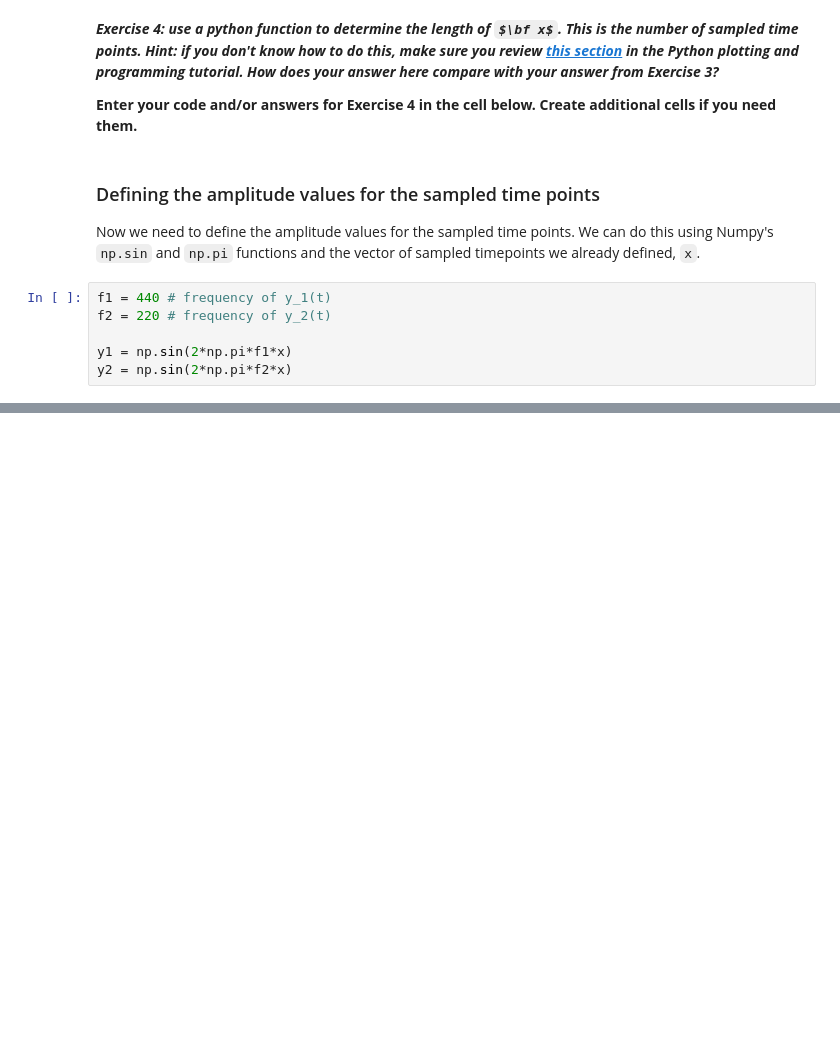
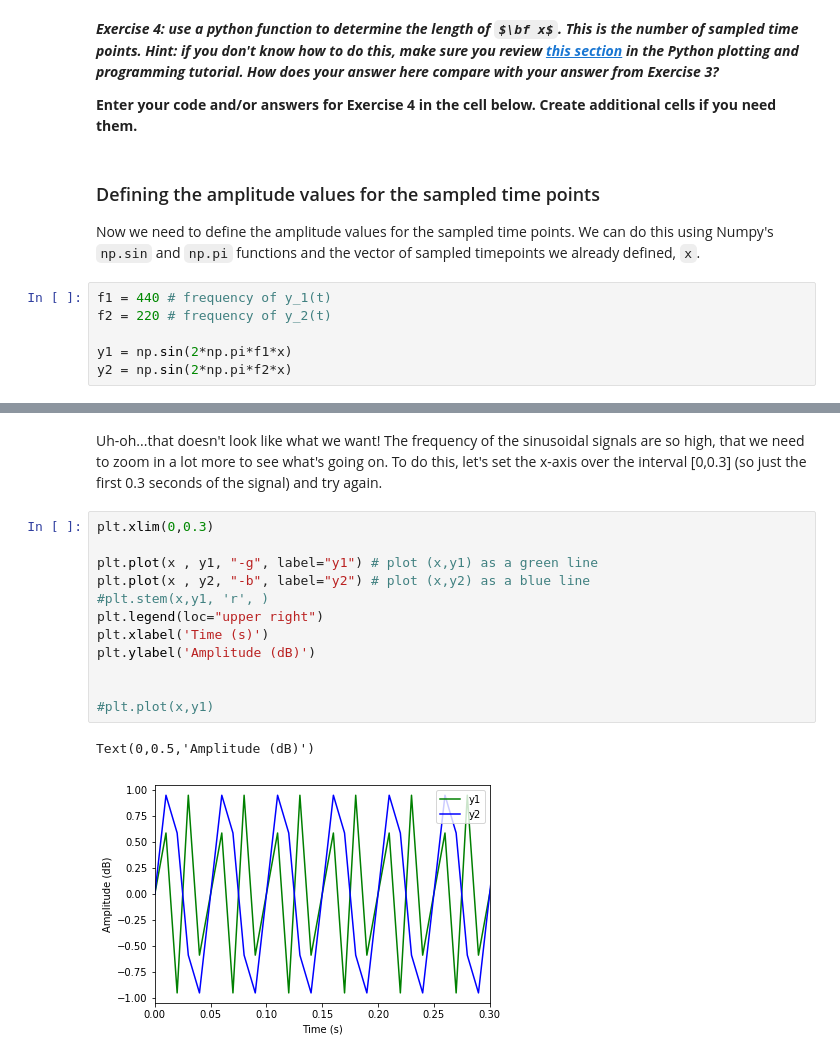
Before and after one commit to ling592b/class_1-2, a Jupyter notebook: 592B-S18_class_1-2.ipynb, the cells around one changed output, grey strips where cells are left out. Drawn from its saved outputs; the diff is of its cells as text; some formulas as TeX source; blank space fills up the shorter version.

```diff
--- a/592B-S18_class_1-2.ipynb
+++ b/592B-S18_class_1-2.ipynb
@@ -340,0 +181,17 @@ wave_crow.make_audio()
+# %% [markdown]
+Uh-oh...that doesn't look like what we want! The frequency of the sinusoidal signals are so high, that we need to zoom in a lot more to see what's going on. To do this, let's set the x-axis over the interval [0,0.3] (so just the first 0.3 seconds of the signal) and try again.
+# %%
+plt.xlim(0,0.3)
+
+plt.plot(x , y1, "-g", label="y1") # plot (x,y1) as a green line
+plt.plot(x , y2, "-b", label="y2") # plot (x,y2) as a blue line
+#plt.stem(x,y1, 'r', )
+plt.legend(loc="upper right")
+plt.xlabel('Time (s)')
+plt.ylabel('Amplitude (dB)')
+
+
+#plt.plot(x,y1)
+# %% [output]
+Text(0,0.5,'Amplitude (dB)')
+[figure, added]
```
Also changed, not shown: parts of 36 cells of this notebook.
